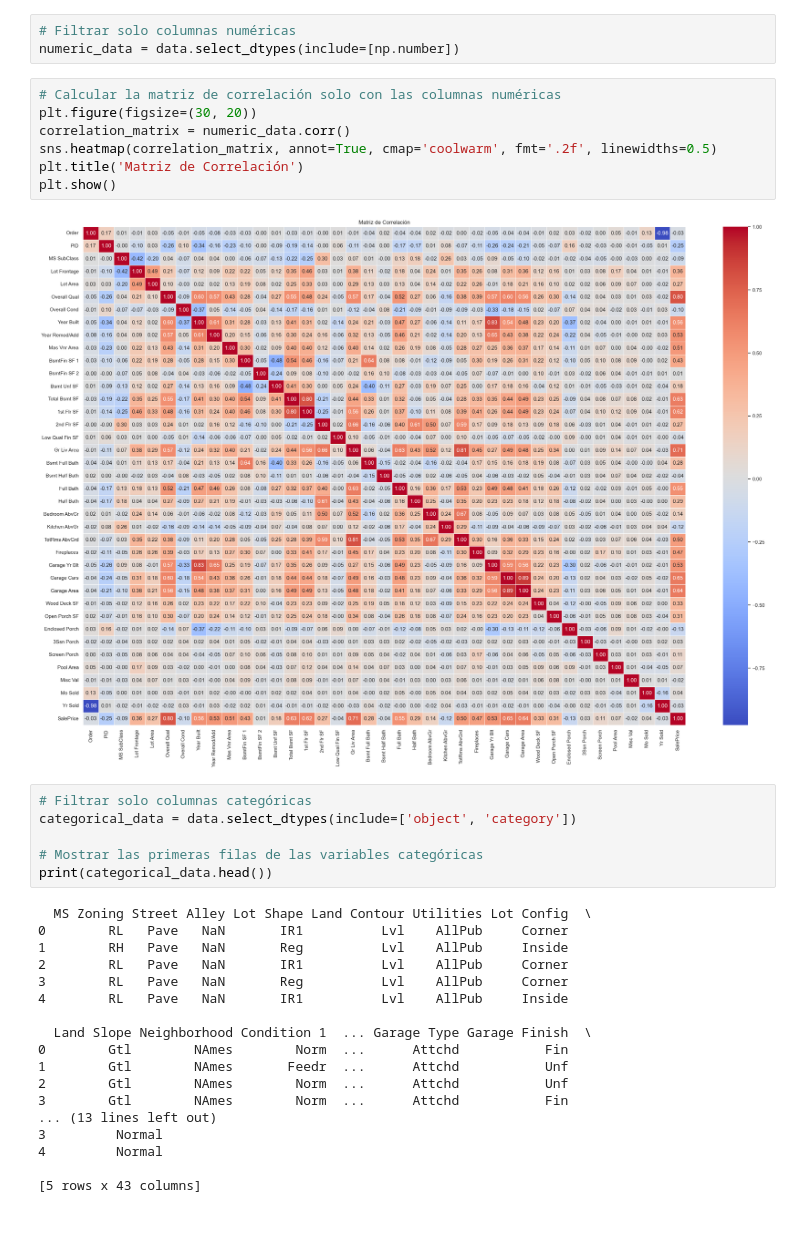
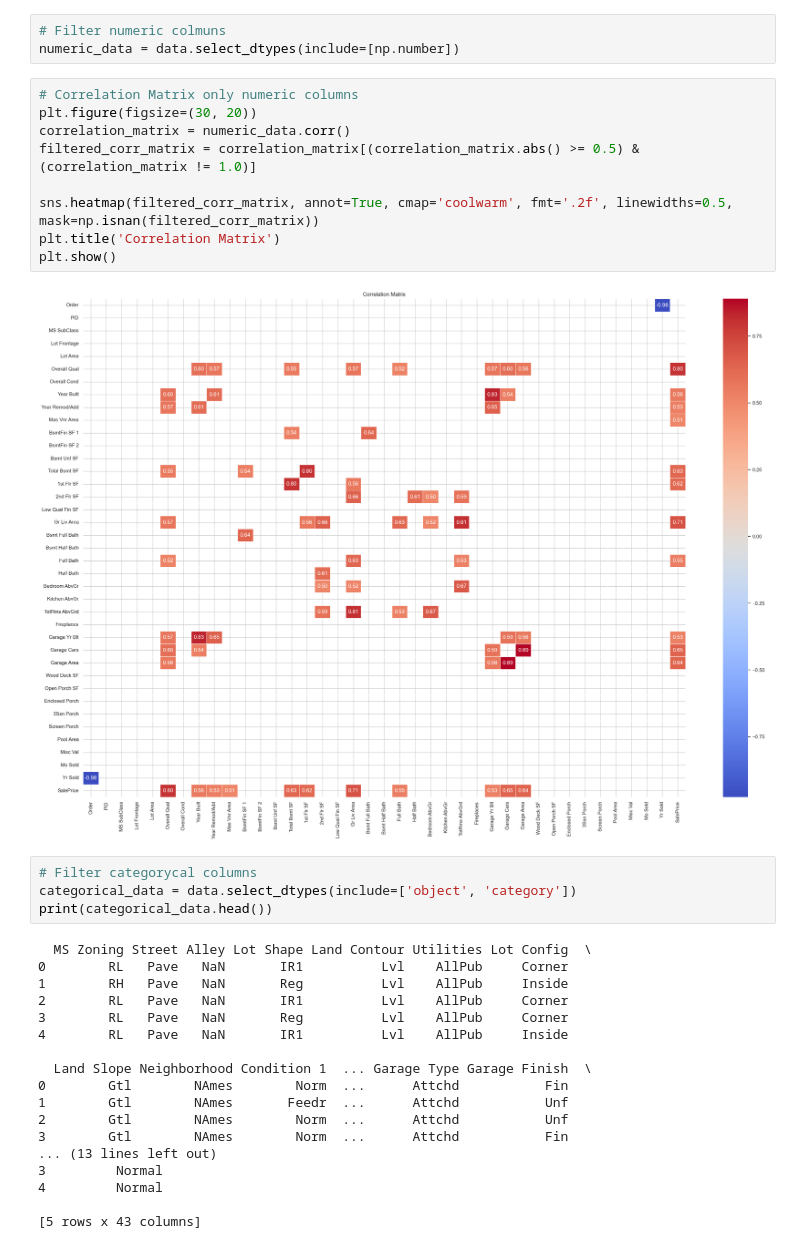
Before and after one commit to alejandroamp/Property-Value-Prediction, a Jupyter notebook: notebooks/EDA.ipynb, the cells around one changed output. Drawn from its saved outputs; the diff is of its cells as text.

```diff
--- a/notebooks/EDA.ipynb
+++ b/notebooks/EDA.ipynb
@@ -88,20 +92,20 @@ plt.show()
 # %%
-# Filtrar solo columnas numéricas
+# Filter numeric colmuns
 numeric_data = data.select_dtypes(include=[np.number])
 # %%
-# Calcular la matriz de correlación solo con las columnas numéricas
+# Correlation Matrix only numeric columns
 plt.figure(figsize=(30, 20))
 correlation_matrix = numeric_data.corr()
-sns.heatmap(correlation_matrix, annot=True, cmap='coolwarm', fmt='.2f', linewidths=0.5)
-plt.title('Matriz de Correlación')
+filtered_corr_matrix = correlation_matrix[(correlation_matrix.abs() >= 0.5) & (correlation_matrix != 1.0)]
+
+sns.heatmap(filtered_corr_matrix, annot=True, cmap='coolwarm', fmt='.2f', linewidths=0.5, mask=np.isnan(filtered_corr_matrix))
+plt.title('Correlation Matrix')
 plt.show()
 # %% [output]
-[figure, old version]
+[figure, new version]
 # %%
-# Filtrar solo columnas categóricas
+# Filter categorycal columns
 categorical_data = data.select_dtypes(include=['object', 'category'])
-
-# Mostrar las primeras filas de las variables categóricas
 print(categorical_data.head())
 # %% [output]
   MS Zoning Street Alley Lot Shape Land Contour Utilities Lot Config  \
```
Also changed, not shown: parts of 13 cells of this notebook, 5 other files.
